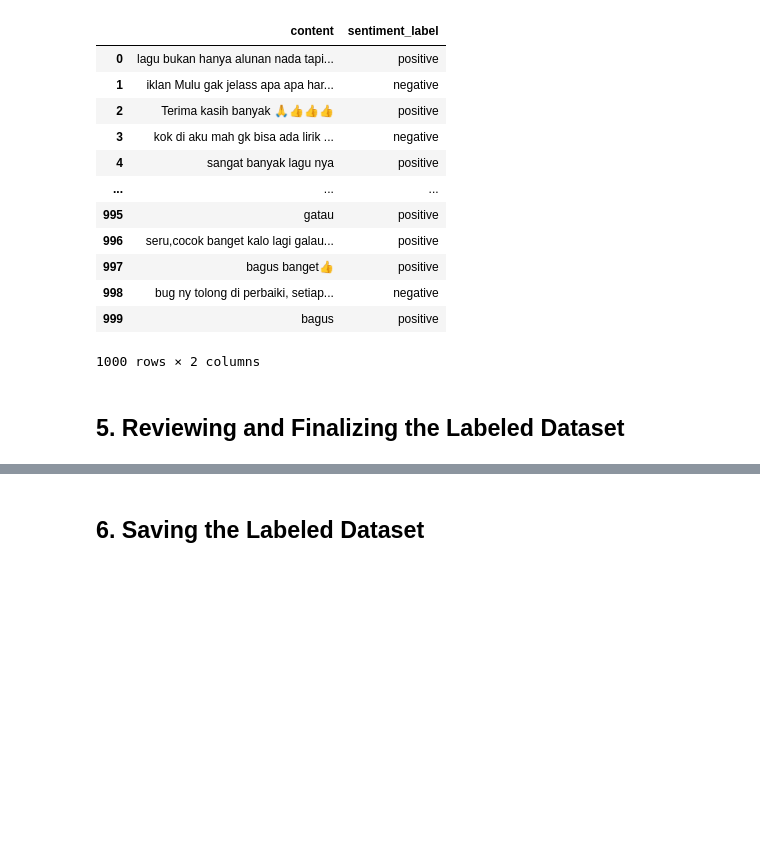
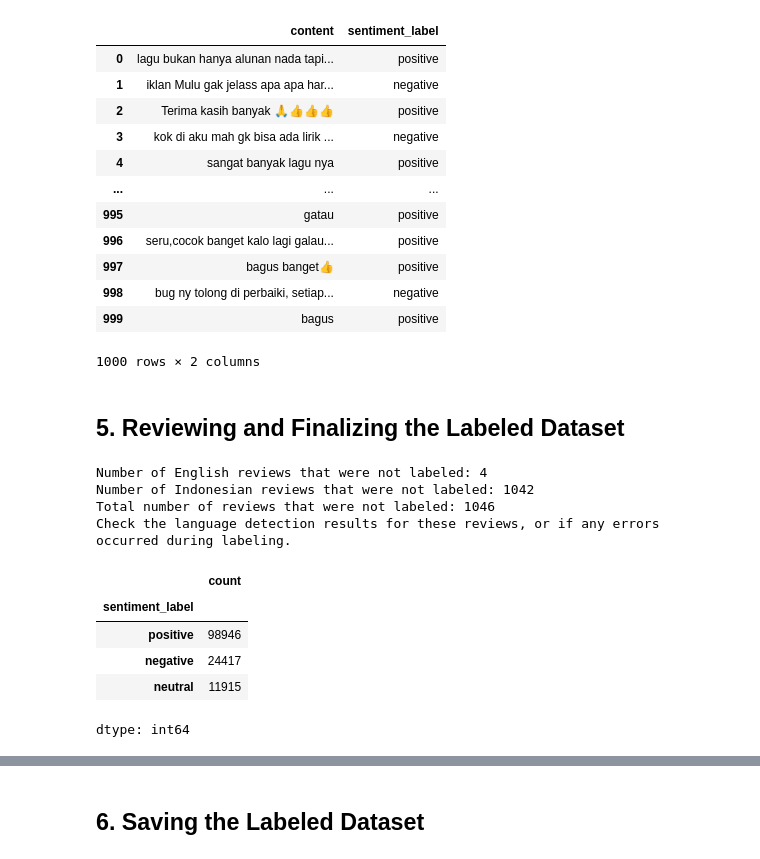
Before and after one commit to notnsas/data-science-capstone-project-college, a Jupyter notebook: notebooks/04_programmatic_labeling_bilingual.ipynb, the cells around one changed output, grey strips where cells are left out. Drawn from its saved outputs; the diff is of its cells as text; code cells hidden in the pictures; blank space fills up the shorter version.

```diff
--- a/notebooks/04_programmatic_labeling_bilingual.ipynb
+++ b/notebooks/04_programmatic_labeling_bilingual.ipynb
@@ -593,13 +593,35 @@ display(df_id[['content', 'sentiment_label']].head(1000))
 ## **5. Reviewing and Finalizing the Labeled Dataset**
 # %%
 # Check for any reviews that were not labeled
-unlabeled_count = df['sentiment_label'].isnull().sum()
-print(f"Number of reviews that were not labeled: {unlabeled_count}")
-if unlabeled_count > 0:
+unlabeled_count_en = df_en['sentiment_label'].isnull().sum()
+unlabeled_count_id = df_id['sentiment_label'].isnull().sum()
+total_unlabeled_count = unlabeled_count_en + unlabeled_count_id
+
+print(f"Number of English reviews that were not labeled: {unlabeled_count_en}")
+print(f"Number of Indonesian reviews that were not labeled: {unlabeled_count_id}")
+print(f"Total number of reviews that were not labeled: {total_unlabeled_count}")
+
+if total_unlabeled_count > 0:
     print("Check the language detection results for these reviews, or if any errors occurred during labeling.")
+# %% [output]
+Number of English reviews that were not labeled: 4
+Number of Indonesian reviews that were not labeled: 1042
+Total number of reviews that were not labeled: 1046
+Check the language detection results for these reviews, or if any errors occurred during labeling.
 # %%
 # Display the final distribution of the combined labels
-display(df['sentiment_label'].value_counts())
+# display(df['sentiment_label'].value_counts())
+
+# Combine the sentiment labels from both dataframes for a combined distribution
+combined_sentiment_labels = pd.concat([df_en['sentiment_label'], df_id['sentiment_label']])
+display(combined_sentiment_labels.value_counts())
+# %% [output]
+|  | count |
+| sentiment_label |  |
+| positive | 98946 |
+| negative | 24417 |
+| neutral | 11915 |
+dtype: int64
 # %%
 # Display a few examples of English reviews and their VADER-generated labels
 print("Examples of English reviews and their VADER labels:")
```
Also changed, not shown: parts of 3 cells of this notebook.
